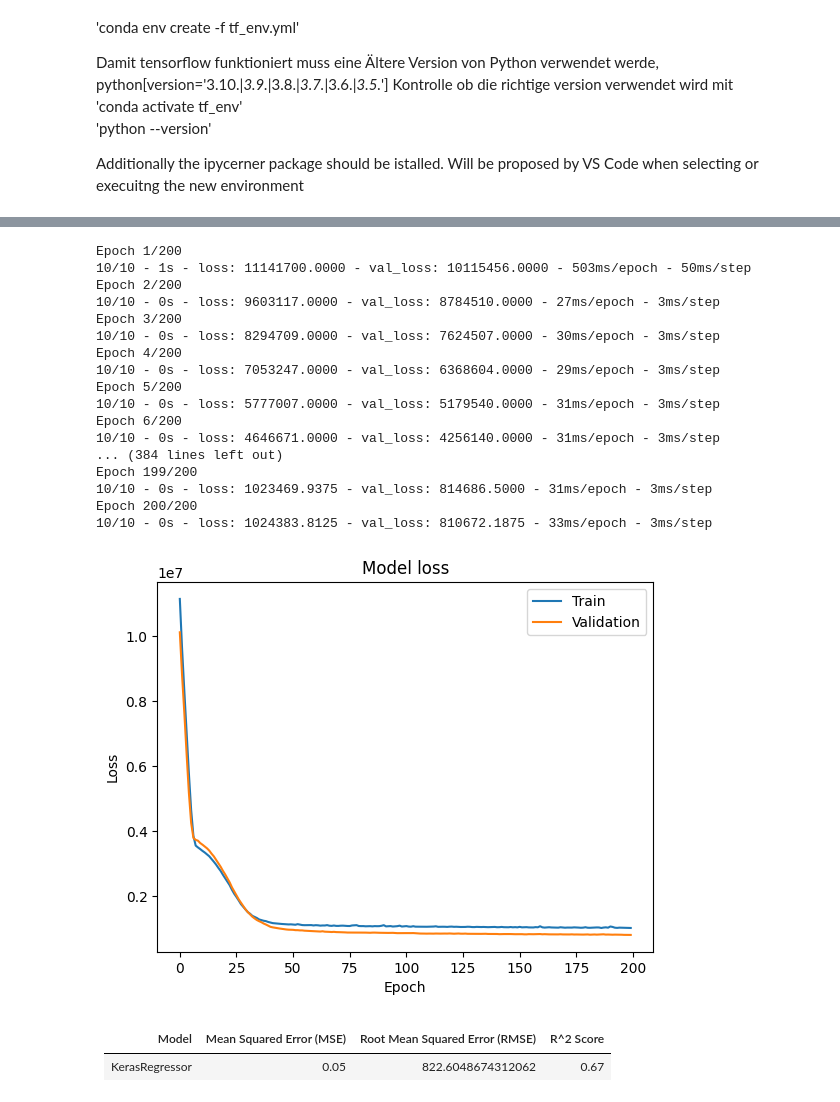
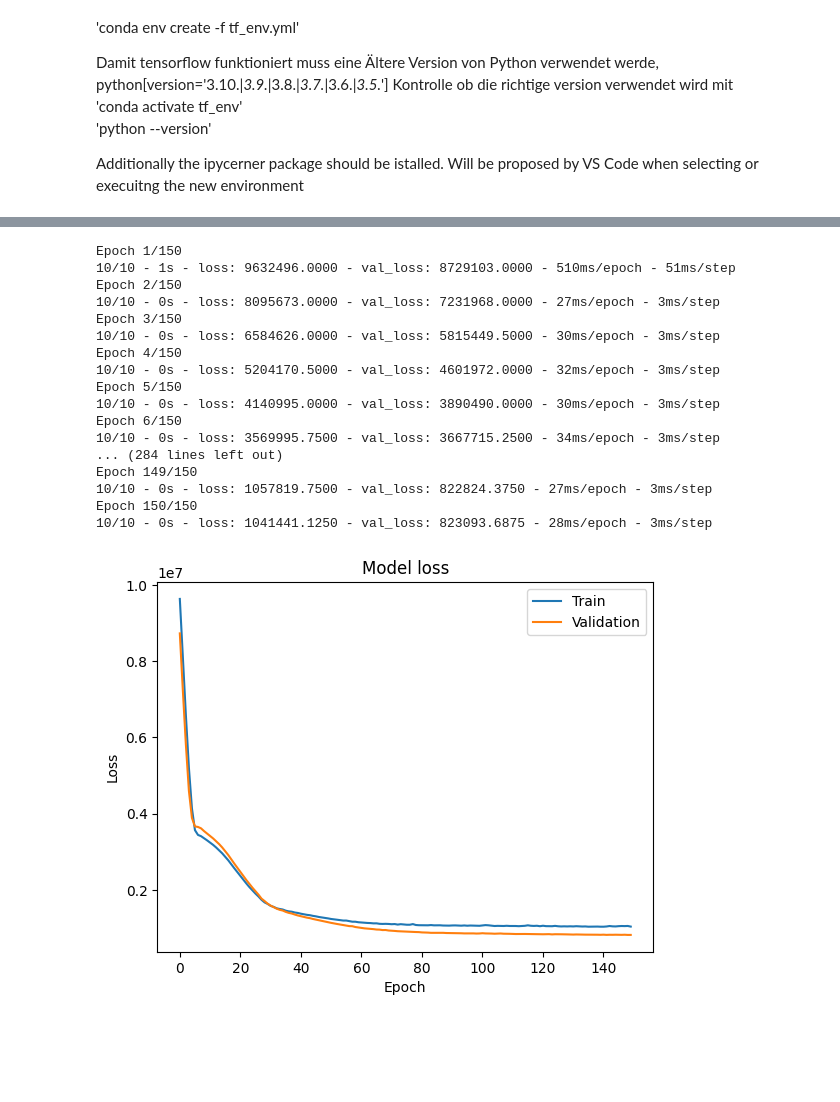
Before and after one commit to Giginio/mlp, a Jupyter notebook: 4_tensorflow.ipynb, the cells around one changed output, grey strips where cells are left out. Cells and saved outputs as stored; diff of their text form; code cells hidden in the pictures; blank space fills up the shorter version.

```diff
--- a/4_tensorflow.ipynb
+++ b/4_tensorflow.ipynb
@@ -76,27 +111,0 @@ ModuleNotFoundError: No module named 'tensorflow.keras.wrappers'
-# %%
-import tensorflow as tf
-#from tensorflow.keras.models import Sequential
-#from tensorflow.keras.layers import Dense
-#from tensorflow.keras.wrappers.scikit_learn import KerasRegressor
-import keras
-from scikeras.wrappers import KerasRegressor
-from sklearn.pipeline import Pipeline
-
-# pip install --upgrade tensorflow scikit-learn
-# scikit-learn is older version on install through conda
-def create_model():
-    model = Sequential()
-    model.add(Dense(64, input_dim=X.shape[1], activation='relu'))
-    model.add(Dense(32, activation='relu'))
-    model.add(Dense(1))
-    model.compile(loss='mean_squared_error', optimizer='adam')
-    return model
-
-pipeline = Pipeline([
-    ('regressor', KerasRegressor(build_fn=create_model, epochs=50, batch_size=32, verbose=2))
-])
-
-param_grid = {
-    'regressor__epochs': [50, 100],
-    'regressor__batch_size': [16, 32]
-}
@@ -496,37 +295,33 @@ Epoch 200/200
 # %%
 # To plot the training history, you need to train the model directly and capture the history, using best parameters defined above
-history = create_model().fit(X_train, y_train, validation_data=(X_test, y_test), epochs=200, batch_size=64, verbose=2)
+history = create_model().fit(X_train, y_train, validation_data=(X_test, y_test), epochs=150, batch_size=64, verbose=2)
 
 # Plot the training and validation loss
 plt.plot(history.history['loss'], label='train')
 plt.plot(history.history['val_loss'], label='validation')
 plt.title('Model loss')
 plt.ylabel('Loss')
 plt.xlabel('Epoch')
 plt.legend(['Train', 'Validation'], loc='upper right')
 plt.show()
 
 # Comparison with higher ebatch_size
 # %% [output]
-Epoch 1/200
-10/10 - 1s - loss: 11141700.0000 - val_loss: 10115456.0000 - 503ms/epoch - 50ms/step
-Epoch 2/200
-10/10 - 0s - loss: 9603117.0000 - val_loss: 8784510.0000 - 27ms/epoch - 3ms/step
-Epoch 3/200
-10/10 - 0s - loss: 8294709.0000 - val_loss: 7624507.0000 - 30ms/epoch - 3ms/step
-Epoch 4/200
-10/10 - 0s - loss: 7053247.0000 - val_loss: 6368604.0000 - 29ms/epoch - 3ms/step
-Epoch 5/200
-10/10 - 0s - loss: 5777007.0000 - val_loss: 5179540.0000 - 31ms/epoch - 3ms/step
-Epoch 6/200
-10/10 - 0s - loss: 4646671.0000 - val_loss: 4256140.0000 - 31ms/epoch - 3ms/step
-... (384 lines left out)
-Epoch 199/200
-10/10 - 0s - loss: 1023469.9375 - val_loss: 814686.5000 - 31ms/epoch - 3ms/step
-Epoch 200/200
-10/10 - 0s - loss: 1024383.8125 - val_loss: 810672.1875 - 33ms/epoch - 3ms/step
+Epoch 1/150
+10/10 - 1s - loss: 9632496.0000 - val_loss: 8729103.0000 - 510ms/epoch - 51ms/step
+Epoch 2/150
+10/10 - 0s - loss: 8095673.0000 - val_loss: 7231968.0000 - 27ms/epoch - 3ms/step
+Epoch 3/150
+10/10 - 0s - loss: 6584626.0000 - val_loss: 5815449.5000 - 30ms/epoch - 3ms/step
+Epoch 4/150
+10/10 - 0s - loss: 5204170.5000 - val_loss: 4601972.0000 - 32ms/epoch - 3ms/step
+Epoch 5/150
+10/10 - 0s - loss: 4140995.0000 - val_loss: 3890490.0000 - 30ms/epoch - 3ms/step
+Epoch 6/150
+10/10 - 0s - loss: 3569995.7500 - val_loss: 3667715.2500 - 34ms/epoch - 3ms/step
+... (284 lines left out)
+Epoch 149/150
+10/10 - 0s - loss: 1057819.7500 - val_loss: 822824.3750 - 27ms/epoch - 3ms/step
+Epoch 150/150
+10/10 - 0s - loss: 1041441.1250 - val_loss: 823093.6875 - 28ms/epoch - 3ms/step
-[figure, old version]
+[figure, new version]
-# %% [markdown]
-| Model               | Mean Squared Error (MSE) | Root Mean Squared Error (RMSE) | R^2 Score |
-|---------------------|--------------------------|--------------------------------|-----------|
-| KerasRegressor      | 0.05                     | 822.6048674312062              | 0.67      |
```
Also changed, not shown: parts of 13 cells of this notebook, 8 other files.
